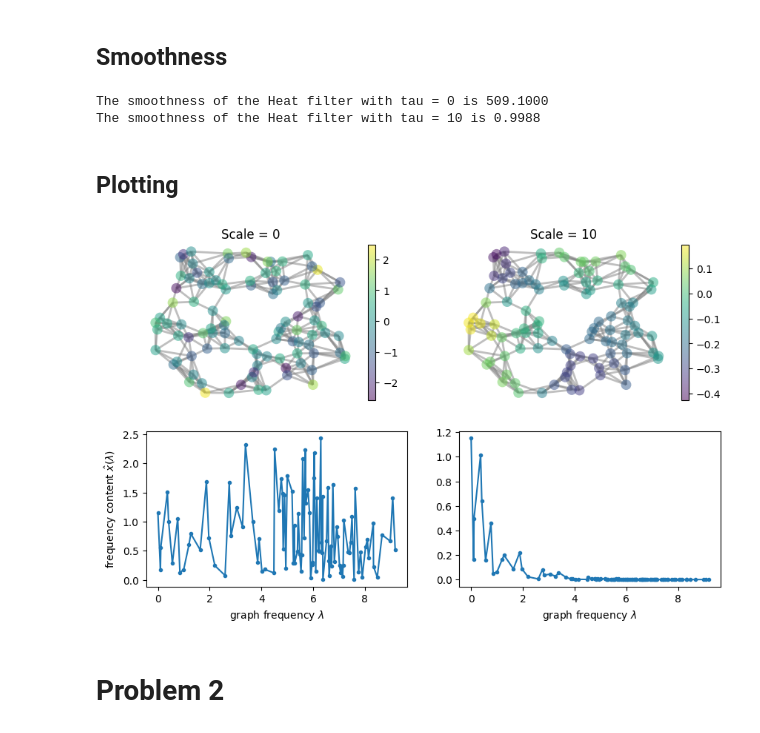
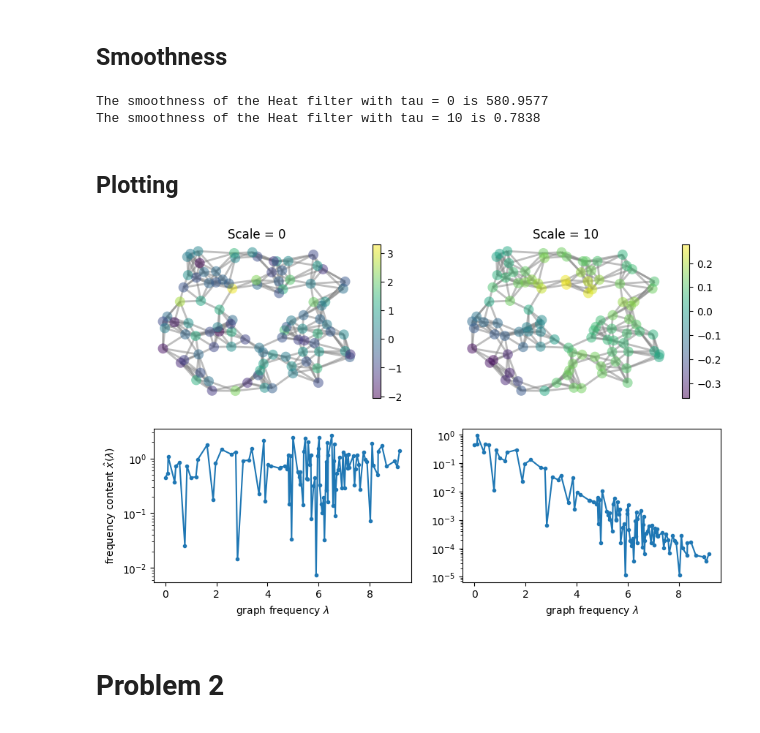
Before and after one commit to QuiteFiber93/eel6878, a Jupyter notebook: hw4/hwy.ipynb, the cells around one changed output. Cells and saved outputs as stored; diff of their text form; code cells hidden in the pictures.

```diff
--- a/hw4/hwy.ipynb
+++ b/hw4/hwy.ipynb
@@ -40,16 +41,27 @@ G.N
 # %% [markdown]
 ## Graph signals and GFT
 # %%
-random_signal = np.random.randn(G.N)
+rng = np.random.default_rng(2026)
+random_signal = rng.standard_normal(G.N)
 
 heat0 = filters.Heat(G, scale = 0)
 heat10 = filters.Heat(G, scale = 10)
 
-x1 = heat0.filter(random_signal).squeeze()
-x2 = heat10.filter(random_signal).squeeze()
+x1 = heat0.filter(random_signal)
+x2 = heat10.filter(random_signal)
 
 x1hat = G.gft(x1).squeeze()
 x2hat = G.gft(x2).squeeze()
+# %%
+
+heat0 = filters.Heat(G, scale = 0)
+heat10 = filters.Heat(G, scale = 10)
+
+x1 = heat0.filter(random_signal)
+x2 = heat10.filter(random_signal)
+
+x1hat = G.gft(x1).squeeze()
+x2hat = G.gft(x2).squeeze()
 # %% [markdown]
 ## Smoothness
 # %%
@@ -59,27 +71,29 @@ print(f'The smoothness of the Heat filter with tau = 0 is {S1:.4f}')
 S2 = x2.T @ G.L @ x2
 print(f'The smoothness of the Heat filter with tau = 10 is {S2:.4f}')
 # %% [output]
-The smoothness of the Heat filter with tau = 0 is 509.1000
-The smoothness of the Heat filter with tau = 10 is 0.9988
+The smoothness of the Heat filter with tau = 0 is 580.9577
+The smoothness of the Heat filter with tau = 10 is 0.7838
 # %% [markdown]
 ## Plotting
 # %%
 fig, axs = plt.subplots(2, 2 ,figsize = (10, 6))
 G.plot(x1, ax = axs[0, 0])
 axs[0, 0].set_axis_off()
 axs[0, 0].set_title("Scale = 0")
 axs[1, 0].plot(G.e, np.abs(x1hat), ".-")
 axs[1, 0].set_xlabel(r"graph frequency $\lambda$")
 axs[1, 0].set_ylabel(r"frequency content $\hat{x}(\lambda)$")
+axs[1, 0].set_yscale('log')
 
 G.plot(x2, ax = axs[0, 1])
 axs[0, 1].set_axis_off()
 axs[0, 1].set_title("Scale = 10")
 axs[1, 1].plot(G.e, np.abs(x2hat), ".-")
 axs[1, 1].set_xlabel(r"graph frequency $\lambda$")
+axs[1, 1].set_yscale('log')
 plt.show()
 # %% [output]
-[figure, old version]
+[figure, new version]
 # %% [markdown]
 # Problem 2
 # %% [markdown]
```
Also changed, not shown: parts of 39 cells of this notebook.
